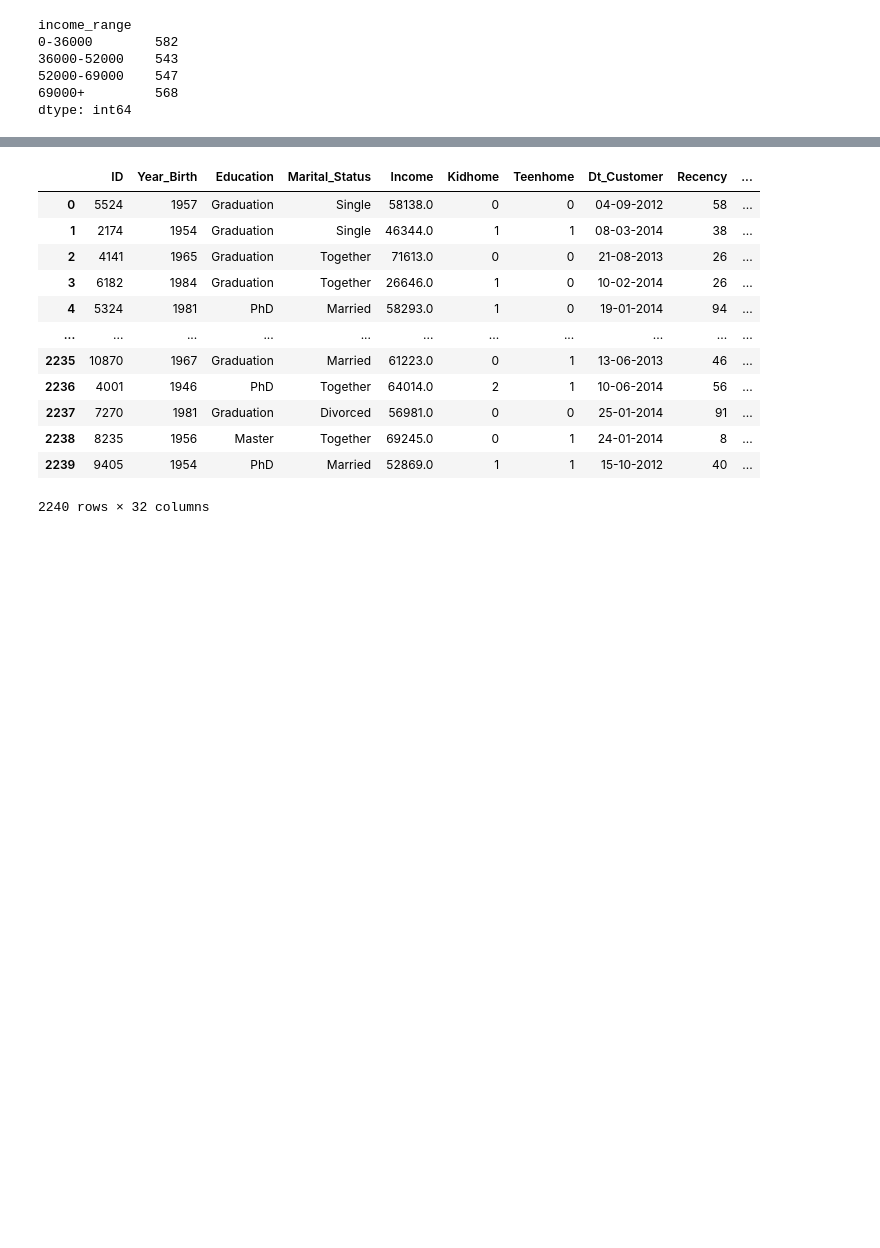
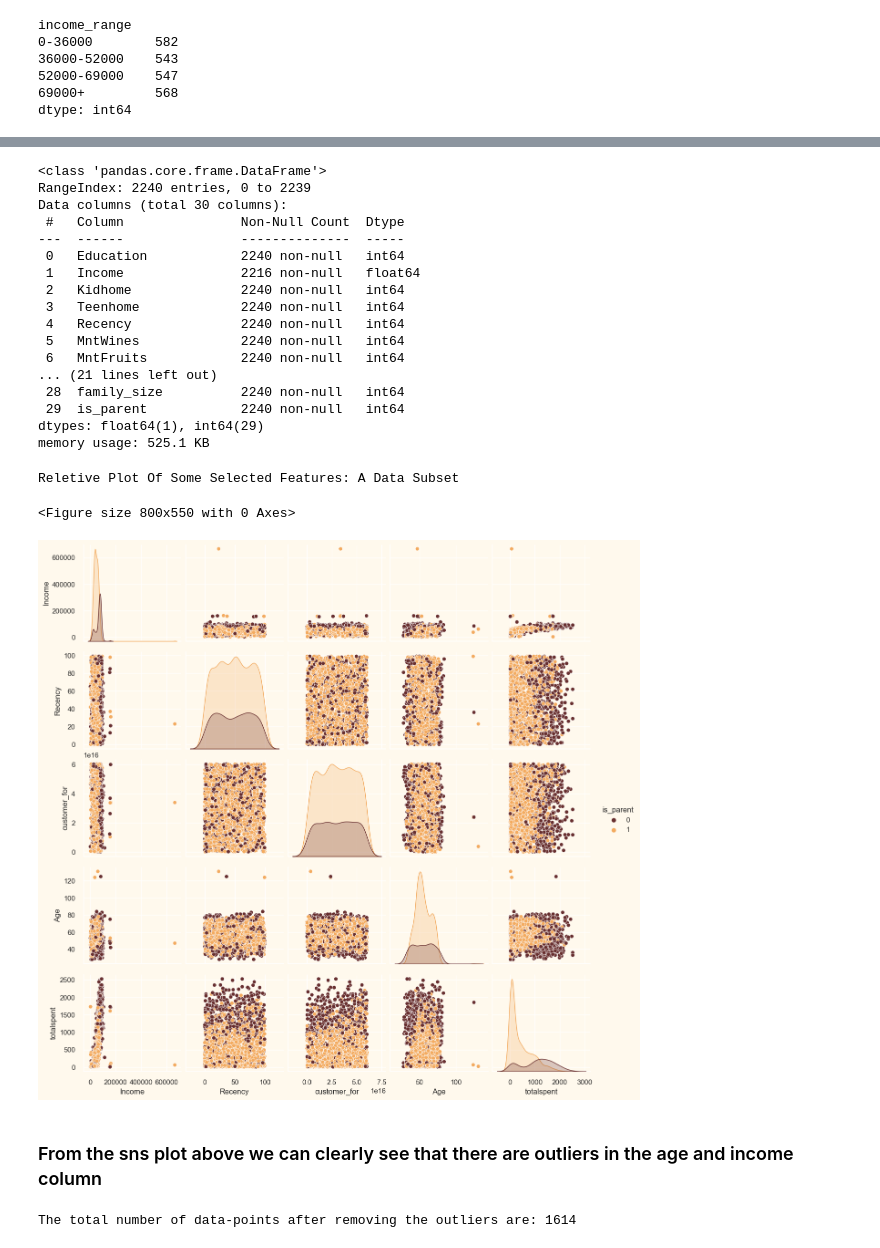
Before and after one commit to asheshh-lal/Drug-Data, a Jupyter notebook: Market Sentiment.ipynb, the cells around one changed output, grey strips where cells are left out. Cells and saved outputs as stored; diff of their text form; code cells hidden in the pictures; blank space fills up the shorter version.

```diff
--- a/Market Sentiment.ipynb
+++ b/Market Sentiment.ipynb
@@ -253,21 +326,47 @@ df.head()
 # %%
-## finding the age of each rows
-
-from datetime import datetime
-
-df['Age'] = datetime.now().year - df['Year_Birth']
-df
+df.info()
 # %% [output]
-|  | ID | Year_Birth | Education | Marital_Status | Income | Kidhome | Teenhome | Dt_Customer | Recency | ... |
-| 0 | 5524 | 1957 | Graduation | Single | 58138.0 | 0 | 0 | 04-09-2012 | 58 | ... |
-| 1 | 2174 | 1954 | Graduation | Single | 46344.0 | 1 | 1 | 08-03-2014 | 38 | ... |
-| 2 | 4141 | 1965 | Graduation | Together | 71613.0 | 0 | 0 | 21-08-2013 | 26 | ... |
-| 3 | 6182 | 1984 | Graduation | Together | 26646.0 | 1 | 0 | 10-02-2014 | 26 | ... |
-| 4 | 5324 | 1981 | PhD | Married | 58293.0 | 1 | 0 | 19-01-2014 | 94 | ... |
-| ... | ... | ... | ... | ... | ... | ... | ... | ... | ... | ... |
-| 2235 | 10870 | 1967 | Graduation | Married | 61223.0 | 0 | 1 | 13-06-2013 | 46 | ... |
-| 2236 | 4001 | 1946 | PhD | Together | 64014.0 | 2 | 1 | 10-06-2014 | 56 | ... |
-| 2237 | 7270 | 1981 | Graduation | Divorced | 56981.0 | 0 | 0 | 25-01-2014 | 91 | ... |
-| 2238 | 8235 | 1956 | Master | Together | 69245.0 | 0 | 1 | 24-01-2014 | 8 | ... |
-| 2239 | 9405 | 1954 | PhD | Married | 52869.0 | 1 | 1 | 15-10-2012 | 40 | ... |
-2240 rows × 32 columns
+<class 'pandas.core.frame.DataFrame'>
+RangeIndex: 2240 entries, 0 to 2239
+Data columns (total 30 columns):
+ #   Column               Non-Null Count  Dtype
+---  ------               --------------  -----
+ 0   Education            2240 non-null   int64
+ 1   Income               2216 non-null   float64
+ 2   Kidhome              2240 non-null   int64
+ 3   Teenhome             2240 non-null   int64
+ 4   Recency              2240 non-null   int64
+ 5   MntWines             2240 non-null   int64
+ 6   MntFruits            2240 non-null   int64
+... (21 lines left out)
+ 28  family_size          2240 non-null   int64
+ 29  is_parent            2240 non-null   int64
+dtypes: float64(1), int64(29)
+memory usage: 525.1 KB
+# %%
+#To plot some selected features
+#Setting up colors prefrences
+sns.set(rc={"axes.facecolor":"#FFF9ED","figure.facecolor":"#FFF9ED"})
+pallet = ["#682F2F", "#9E726F", "#D6B2B1", "#B9C0C9", "#9F8A78", "#F3AB60"]
+cmap = colors.ListedColormap(["#682F2F", "#9E726F", "#D6B2B1", "#B9C0C9", "#9F8A78", "#F3AB60"])
+#Plotting following features
+To_Plot = [ "Income", "Recency", "customer_for", "Age", "totalspent", "is_parent"]
+print("Reletive Plot Of Some Selected Features: A Data Subset")
+plt.figure()
+sns.pairplot(df[To_Plot], hue= "is_parent",palette= (["#682F2F","#F3AB60"]))
+#Taking hue
+plt.show()
+# %% [output]
+Reletive Plot Of Some Selected Features: A Data Subset
+<Figure size 800x550 with 0 Axes>
+[figure, added]
+# %% [markdown]
+### From the sns plot above we can clearly see that there are outliers in the age and income column
+# %%
+#Dropping the outliers by setting a cap on Age and income.
+
+df = df[(df["Age"]<90)]
+df = df[(df["Income"]<67000)]
+print("The total number of data-points after removing the outliers are:", len(df))
+# %% [output]
+The total number of data-points after removing the outliers are: 1614
```
Also changed, not shown: parts of 15 cells of this notebook.
